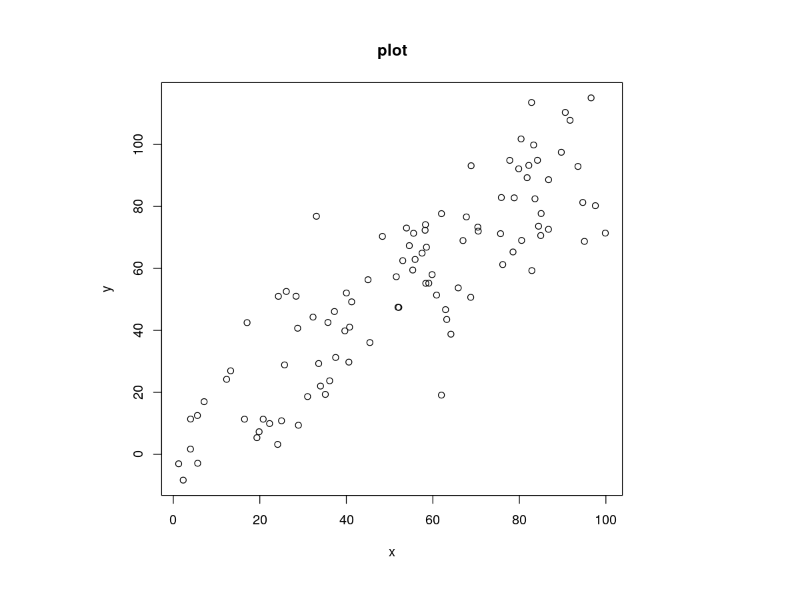
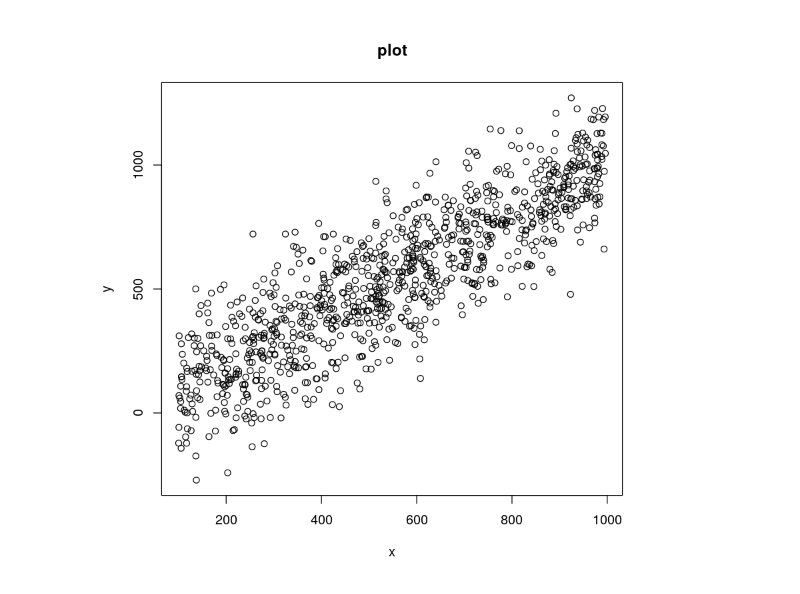
Before and after one commit to amarnathbose/test, a Jupyter notebook: test3.ipynb, the cells around one changed output. Cells and saved outputs as stored; diff of their text form; code cells hidden in the pictures.

```diff
--- a/test3.ipynb
+++ b/test3.ipynb
@@ -1,7 +1,7 @@
 # %%
-s <- 15
-x <- runif(100,1,100)
-y <- rnorm(100,x,s)
+s <- 150
+x <- runif(1000,100,1000)
+y <- rnorm(1000,x,s)
 plot(x,y,main='plot')
 # %% [output]
-[figure, old version]
+[figure, new version]
```
